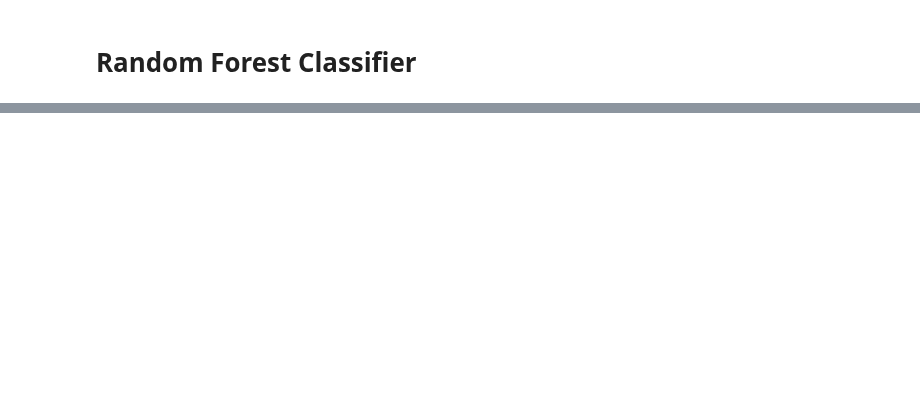
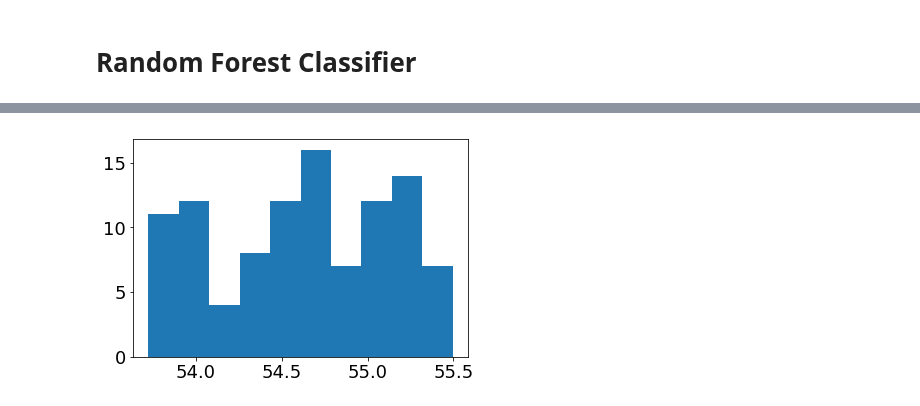
Before and after one commit to astroandes/tololo-lya-fit, a Jupyter notebook: code/multiphase.ipynb, the cells around one changed output, grey strips where cells are left out. Cells and saved outputs as stored; diff of their text form; code cells hidden in the pictures; blank space fills up the shorter version.

Commit message:
checking data from the second run

```diff
--- a/code/multiphase.ipynb
+++ b/code/multiphase.ipynb
@@ -446,0 +417,10 @@ plt.scatter(sigma_cl_update, chisq_update)
+# %%
+data = ps.read_csv("../data/multiphase/results_2.csv")
+dof = 104
+data['chisq'] = data['chisq']/dof
+ii = (data['vinf_cl']>50.0)&(data['vinf_cl']<60.0)
+print('non zero', np.count_nonzero(ii))
+print(data['chisq'][ii], np.min(data['chisq']))
+im = np.argmin(data['chisq'])
+im = data['chisq']<10.0
+print(data['chisq'][im], data['sigma_cl'][im], data['vinf_cl'][im], data['P_cl'][im])
@@ -446,0 +445,4 @@ plt.scatter(sigma_cl_update, chisq_update)
+# %%
+a = plt.hist(data['sigma_cl'])
+# %% [output]
+[figure, added]
```
Also changed, not shown: parts of 20 cells of this notebook.
